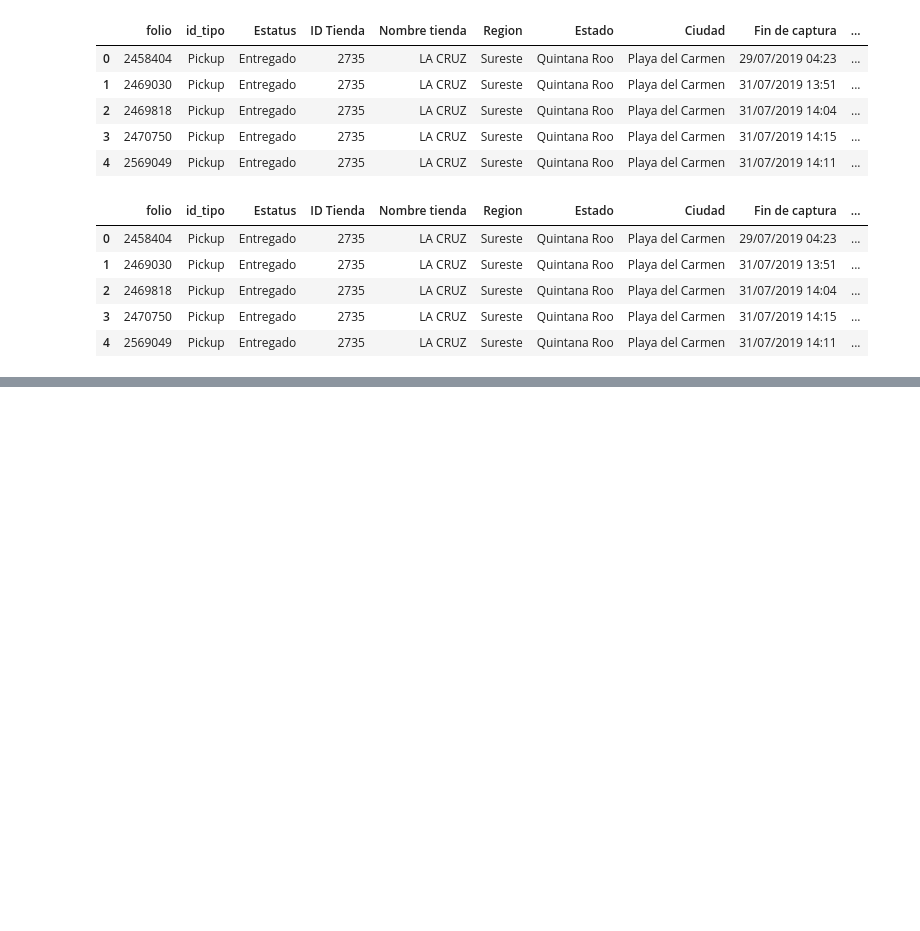
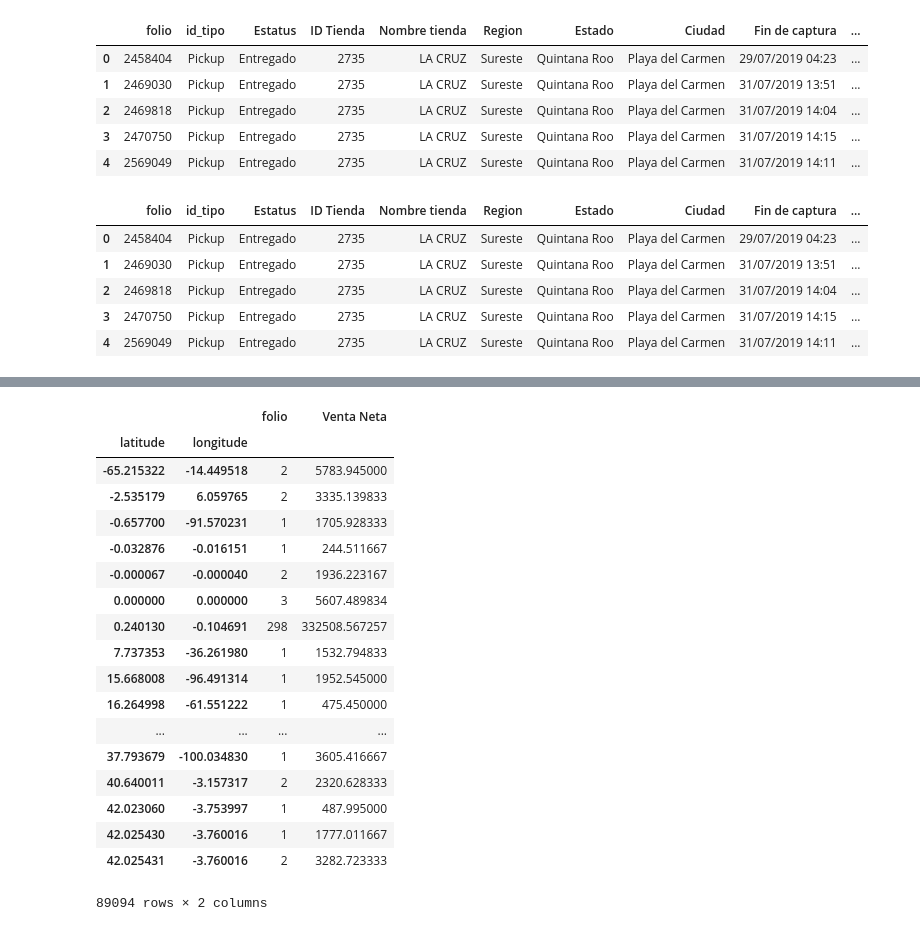
Before and after one commit to MarcoASB/Project2, a Jupyter notebook: DataCleaning.ipynb, the cells around one changed output, grey strips where cells are left out. Saved outputs shown, nothing was run; the diff lists cells and outputs as text; code cells hidden in the pictures; blank space fills up the shorter version.

```diff
--- a/DataCleaning.ipynb
+++ b/DataCleaning.ipynb
@@ -164,0 +284,22 @@ OrdersF.to_json(r'OrdersF.json',orient='split')
+# %%
+HMap.groupby(['latitude','longitude']).agg({'folio':'count','Venta Neta':'sum'})
+# %% [output]
+|  |  | folio | Venta Neta |
+| latitude | longitude |  |  |
+| -65.215322 | -14.449518 | 2 | 5783.945000 |
+| -2.535179 | 6.059765 | 2 | 3335.139833 |
+| -0.657700 | -91.570231 | 1 | 1705.928333 |
+| -0.032876 | -0.016151 | 1 | 244.511667 |
+| -0.000067 | -0.000040 | 2 | 1936.223167 |
+| 0.000000 | 0.000000 | 3 | 5607.489834 |
+| 0.240130 | -0.104691 | 298 | 332508.567257 |
+| 7.737353 | -36.261980 | 1 | 1532.794833 |
+| 15.668008 | -96.491314 | 1 | 1952.545000 |
+| 16.264998 | -61.551222 | 1 | 475.450000 |
+| ... | ... | ... | ... |
+| 37.793679 | -100.034830 | 1 | 3605.416667 |
+| 40.640011 | -3.157317 | 2 | 2320.628333 |
+| 42.023060 | -3.753997 | 1 | 487.995000 |
+| 42.025430 | -3.760016 | 1 | 1777.011667 |
+| 42.025431 | -3.760016 | 2 | 3282.723333 |
+89094 rows × 2 columns
```
Also changed, not shown: parts of 11 cells of this notebook, 3 other files.
